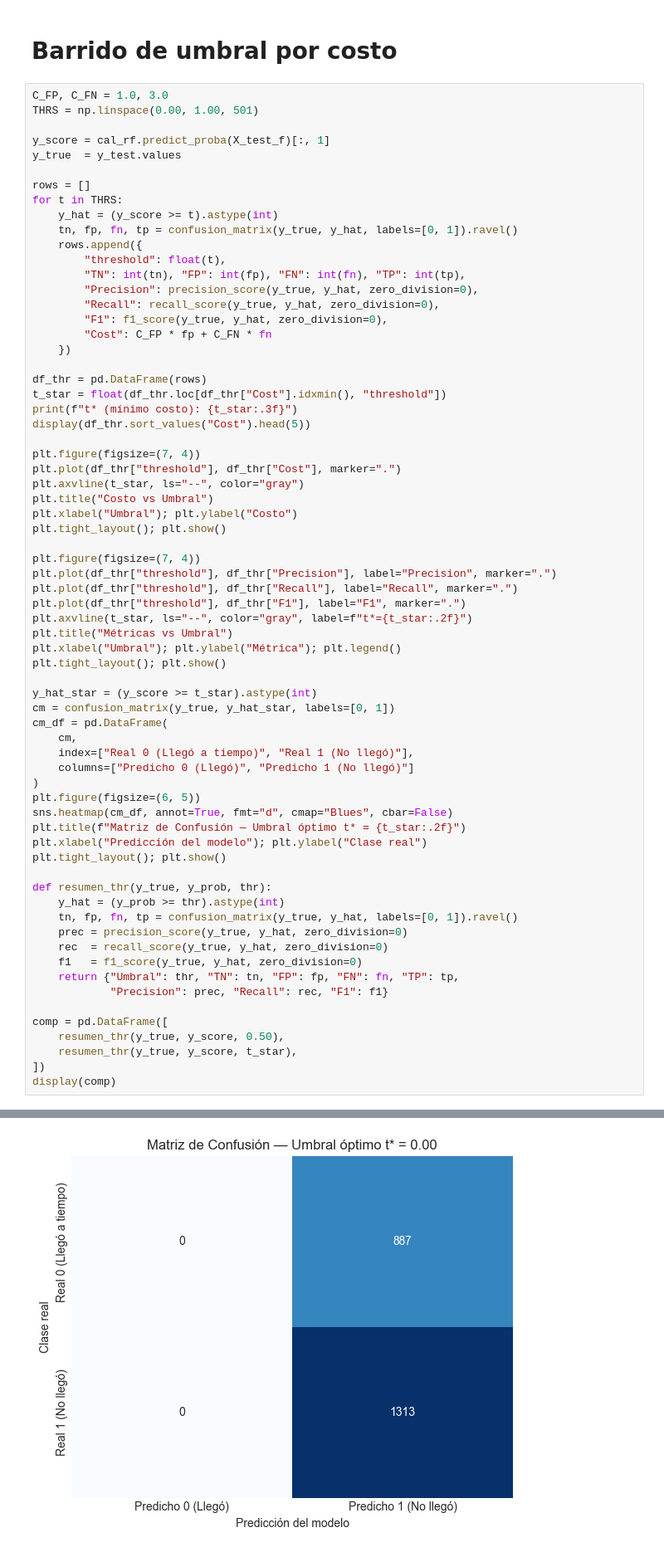
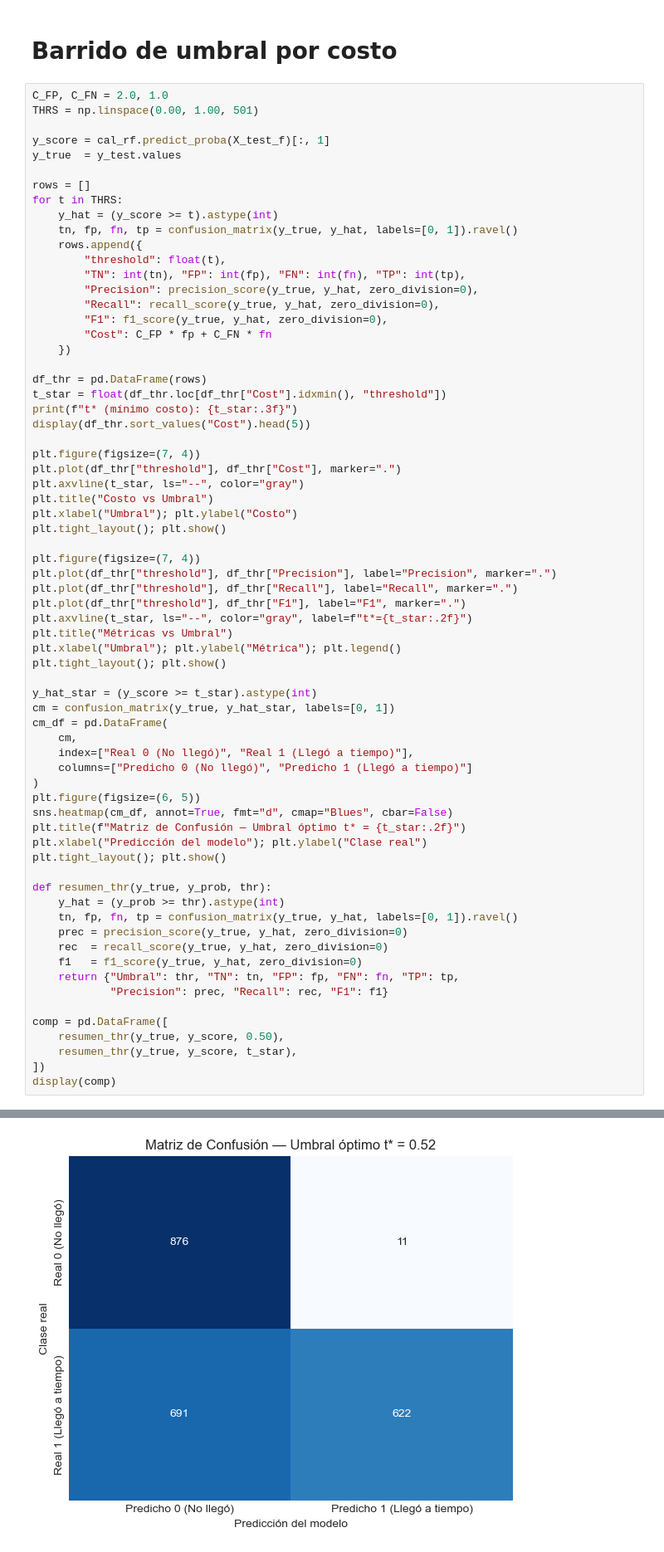
Before and after one commit to plijtmaer/fundamentos-aprendizaje-automatico, a Jupyter notebook: Notebooks/5- Interpretacion Models.ipynb, the cells around one changed output, grey strips where cells are left out. Shown at 83% size. Drawn from its saved outputs; the diff is of its cells as text.

```diff
--- a/Notebooks/5- Interpretacion Models.ipynb
+++ b/Notebooks/5- Interpretacion Models.ipynb
@@ -326,7 +326,7 @@ Caso elegido (índice en test): 1
 # %% [markdown]
 # Barrido de umbral por costo
 # %%
-C_FP, C_FN = 1.0, 3.0
+C_FP, C_FN = 2.0, 1.0
 THRS = np.linspace(0.00, 1.00, 501)
 
 y_score = cal_rf.predict_proba(X_test_f)[:, 1]
@@ -370,8 +370,8 @@ y_hat_star = (y_score >= t_star).astype(int)
 cm = confusion_matrix(y_true, y_hat_star, labels=[0, 1])
 cm_df = pd.DataFrame(
     cm,
-    index=["Real 0 (Llegó a tiempo)", "Real 1 (No llegó)"],
-    columns=["Predicho 0 (Llegó)", "Predicho 1 (No llegó)"]
+    index=["Real 0 (No llegó)", "Real 1 (Llegó a tiempo)"],
+    columns=["Predicho 0 (No llegó)", "Predicho 1 (Llegó a tiempo)"]
 )
 plt.figure(figsize=(6, 5))
 sns.heatmap(cm_df, annot=True, fmt="d", cmap="Blues", cbar=False)
@@ -406,2 +406,2 @@ t* (mínimo costo): 0.000
-[figure, old version]
+[figure, new version]
 |  | Umbral | TN | FP | FN | TP | Precision | Recall | F1 |
```
Also changed, not shown: parts of 4 cells of this notebook.
